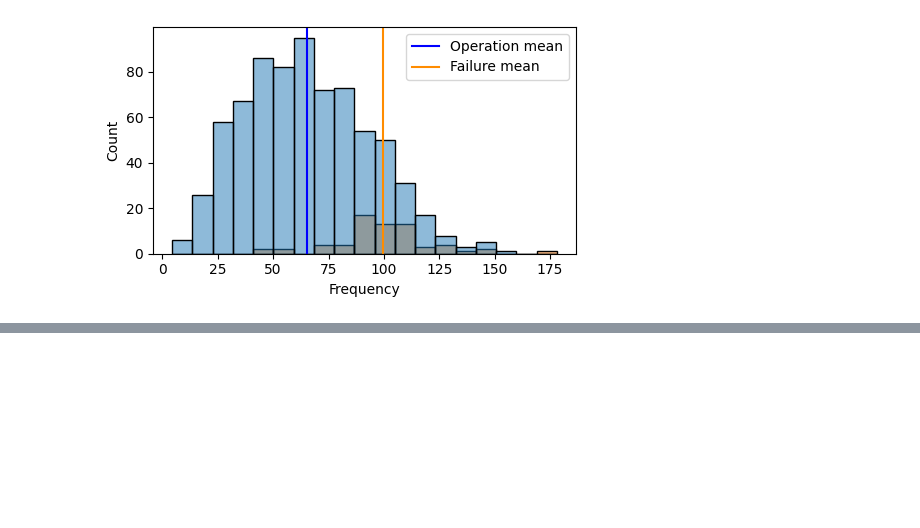
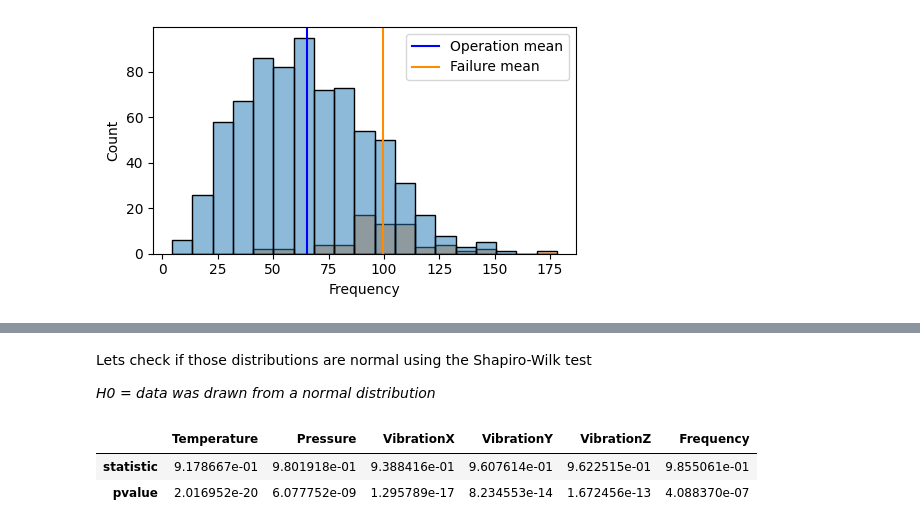
Before and after one commit to daniel64bit/failure-detection, a Jupyter notebook: notebooks/01_eda.ipynb, the cells around one changed output, grey strips where cells are left out. Cells and saved outputs as stored; diff of their text form; code cells hidden in the pictures; blank space fills up the shorter version.

```diff
--- a/notebooks/01_eda.ipynb
+++ b/notebooks/01_eda.ipynb
@@ -155,0 +234,16 @@ for feature in features:
+# %% [markdown]
+Lets check if those distributions are normal using the Shapiro-Wilk test
+
+_H0 = data was drawn from a normal distribution_
+# %%
+
+shapiro_results = {
+    feature: shapiro(df_oge[feature]) for feature in features
+}
+
+df_shapiro_results = pd.DataFrame(shapiro_results, index=["statistic", "pvalue"])
+df_shapiro_results
+# %% [output]
+|  | Temperature | Pressure | VibrationX | VibrationY | VibrationZ | Frequency |
+| statistic | 9.178667e-01 | 9.801918e-01 | 9.388416e-01 | 9.607614e-01 | 9.622515e-01 | 9.855061e-01 |
+| pvalue | 2.016952e-20 | 6.077752e-09 | 1.295789e-17 | 8.234553e-14 | 1.672456e-13 | 4.088370e-07 |
```
Also changed, not shown: parts of 19 cells of this notebook.
